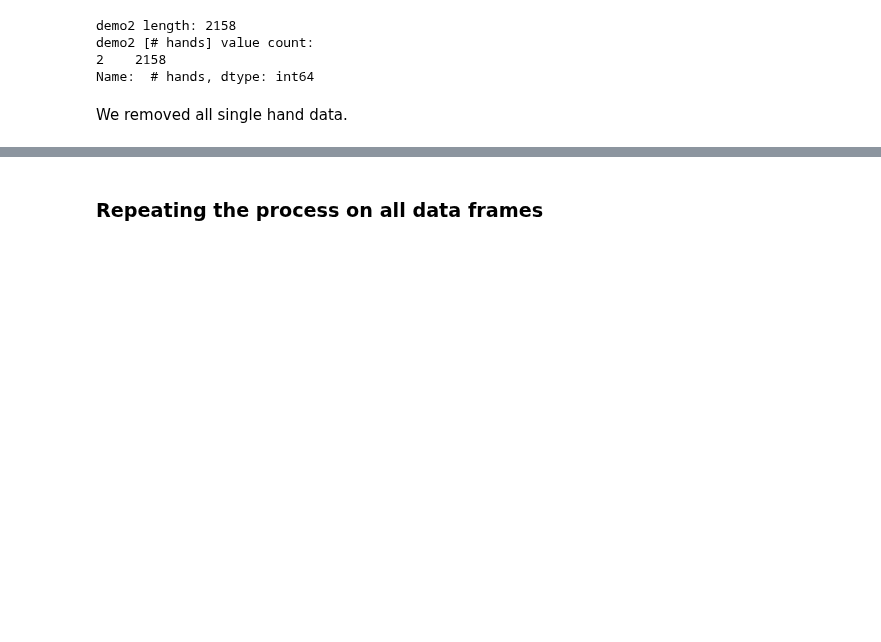
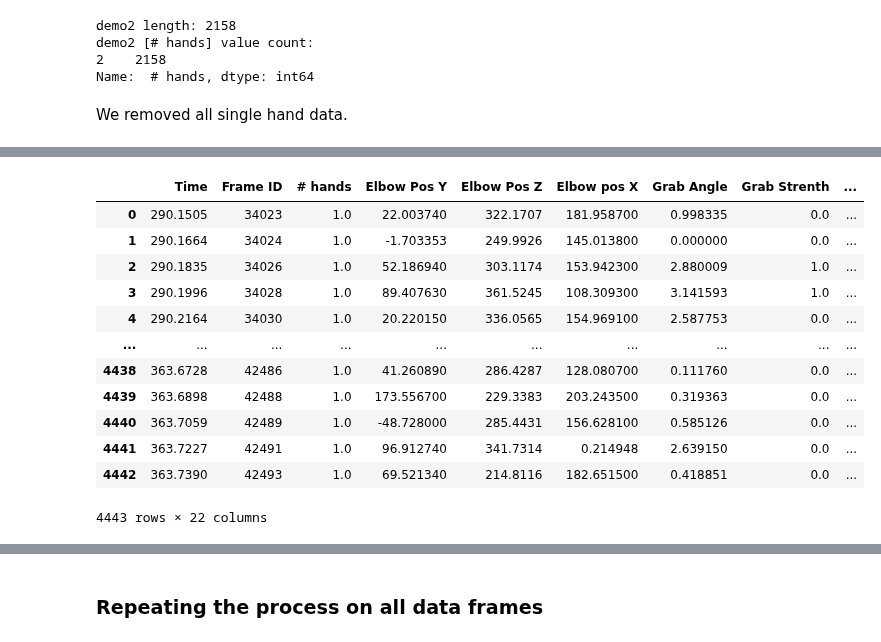
Before and after one commit to oridarshan/data-visualization-project, a Jupyter notebook: Hands Classification.ipynb, the cells around one changed output, grey strips where cells are left out. Cells and saved outputs as stored; diff of their text form; code cells hidden in the pictures; blank space fills up the shorter version.

```diff
--- a/Hands Classification.ipynb
+++ b/Hands Classification.ipynb
@@ -370 +372,18 @@ example dataset:
+# %%
+# our right hand dataset
+pd.concat([time_ID, dropped], axis=1)
+# %% [output]
+|  | Time | Frame ID | # hands | Elbow Pos Y | Elbow Pos Z | Elbow pos X | Grab Angle | Grab Strenth | ... |
+| 0 | 290.1505 | 34023 | 1.0 | 22.003740 | 322.1707 | 181.958700 | 0.998335 | 0.0 | ... |
+| 1 | 290.1664 | 34024 | 1.0 | -1.703353 | 249.9926 | 145.013800 | 0.000000 | 0.0 | ... |
+| 2 | 290.1835 | 34026 | 1.0 | 52.186940 | 303.1174 | 153.942300 | 2.880009 | 1.0 | ... |
+| 3 | 290.1996 | 34028 | 1.0 | 89.407630 | 361.5245 | 108.309300 | 3.141593 | 1.0 | ... |
+| 4 | 290.2164 | 34030 | 1.0 | 20.220150 | 336.0565 | 154.969100 | 2.587753 | 0.0 | ... |
+| ... | ... | ... | ... | ... | ... | ... | ... | ... | ... |
+| 4438 | 363.6728 | 42486 | 1.0 | 41.260890 | 286.4287 | 128.080700 | 0.111760 | 0.0 | ... |
+| 4439 | 363.6898 | 42488 | 1.0 | 173.556700 | 229.3383 | 203.243500 | 0.319363 | 0.0 | ... |
+| 4440 | 363.7059 | 42489 | 1.0 | -48.728000 | 285.4431 | 156.628100 | 0.585126 | 0.0 | ... |
+| 4441 | 363.7227 | 42491 | 1.0 | 96.912740 | 341.7314 | 0.214948 | 2.639150 | 0.0 | ... |
+| 4442 | 363.7390 | 42493 | 1.0 | 69.521340 | 214.8116 | 182.651500 | 0.418851 | 0.0 | ... |
+4443 rows × 22 columns
 # %% [markdown]
```
Also changed, not shown: parts of 27 cells of this notebook.
